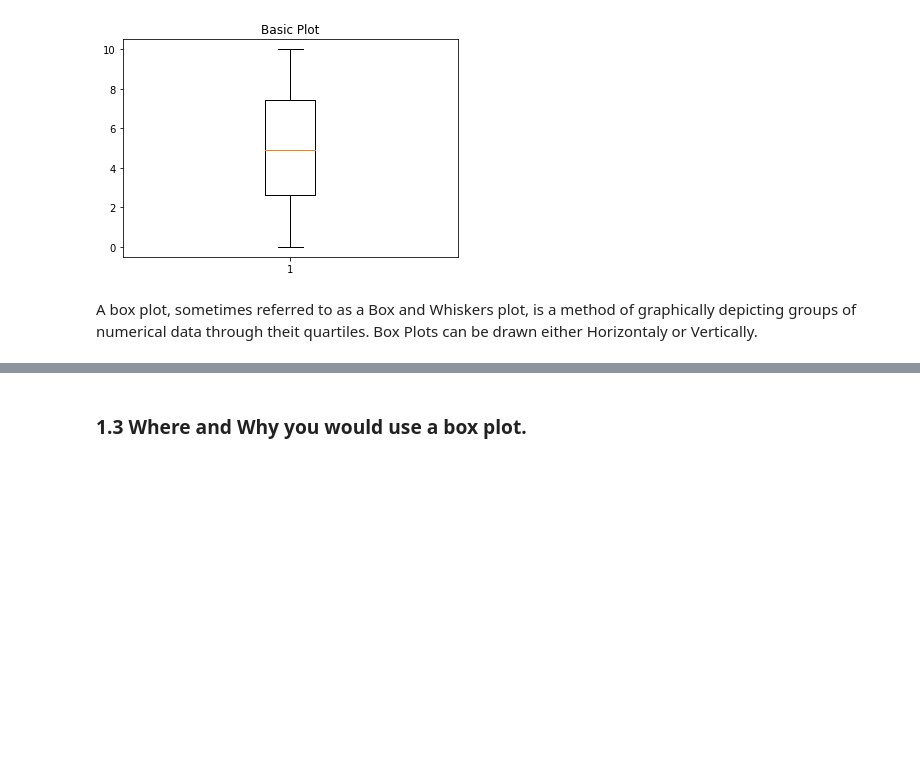
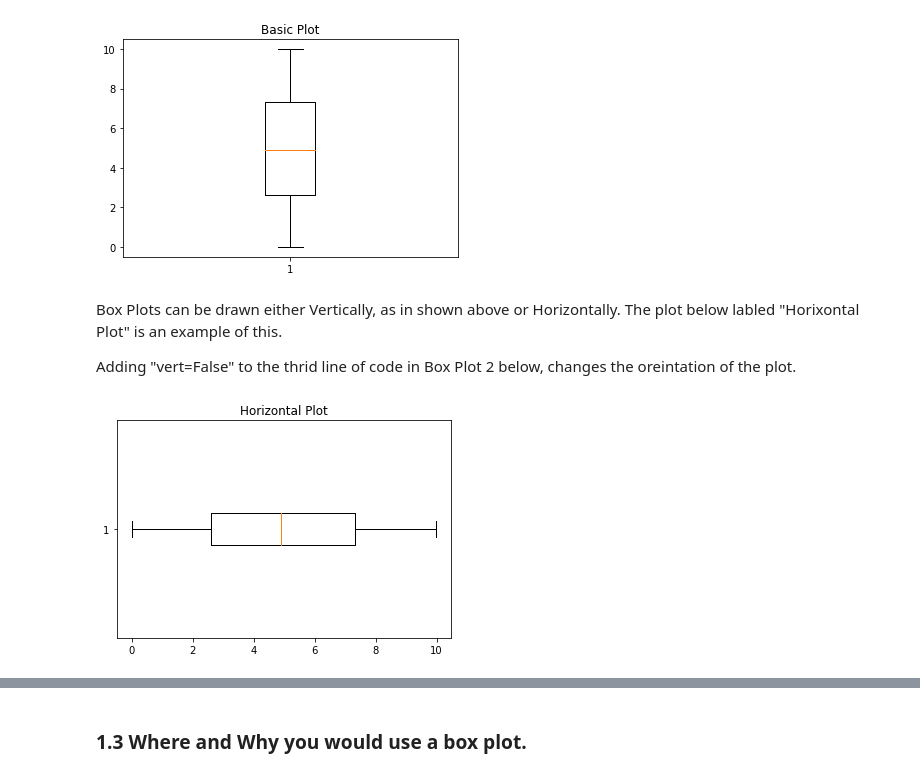
Before and after one commit to Wayne742/Fundamentals-Project-S2-2018, a Jupyter notebook: Fundamentals of Data Analysis Project 2018.ipynb, the cells around one changed output, grey strips where cells are left out. Saved outputs shown, nothing was run; the diff lists cells and outputs as text; code cells hidden in the pictures; blank space fills up the shorter version.

Commit message:
Added Horiz plot and comments

```diff
--- a/Project.ipynb
+++ b/Fundamentals of Data Analysis Project 2018.ipynb
@@ -48,5 +49,13 @@ plt.show()
 # %% [output]
 [figure]
-# %% [markdown]
-A box plot, sometimes referred to as a Box and Whiskers plot, is a method of graphically depicting groups of numerical data through theit quartiles.
-Box Plots can be drawn either Horizontaly or Vertically.
+# %% [markdown]
+Box Plots can be drawn either Vertically, as in shown above or Horizontally. The plot below labled "Horixontal Plot" is an example of this.
+
+Adding "vert=False" to the thrid line of code in Box Plot 2 below, changes the oreintation of the plot.
+# %%
+# Box Plot 2. A Horizontal Box Plot.
+plt.boxplot(s, vert=False) # Code to generate box plot. Using vert=False to change the orientation.
+plt.title('Horizontal Plot') # Sets the title for the plot. Displayed at the top of the plot.
+plt.show() # Using the 'show' command to display the plot.
+# %% [output]
+[figure, added]
```
Also changed, not shown: parts of 8 cells of this notebook.
